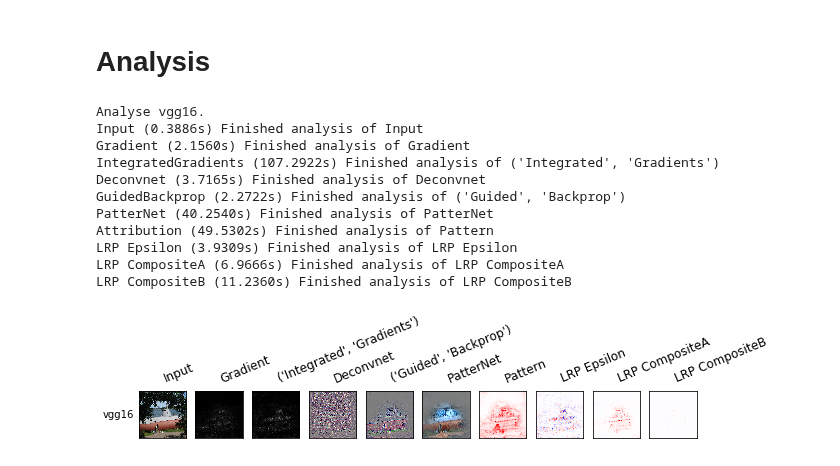
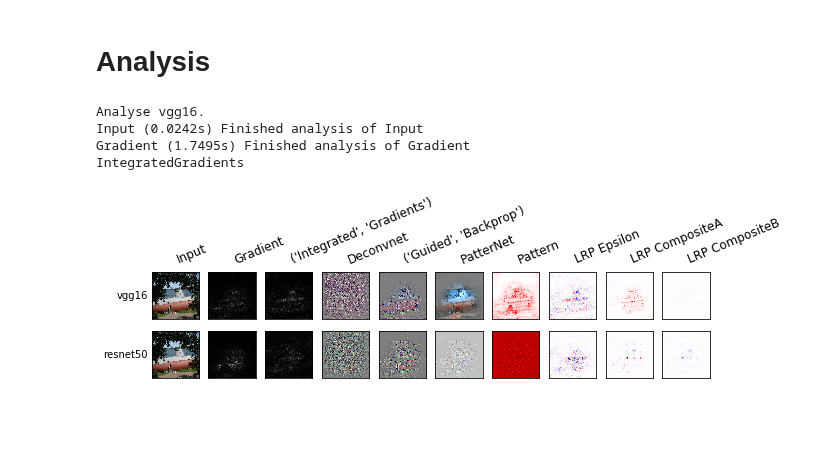
Before and after one commit to albermax/innvestigate, a Jupyter notebook: examples/notebooks/imagenet_analyze_different_methods.ipynb, the cells around one changed output. Saved outputs shown, nothing was run; the diff lists cells and outputs as text; code cells hidden in the pictures; blank space fills up the shorter version.

Commit message:
Handle not available analyzers & different input sizes

```diff
--- a/examples/notebooks/imagenet_analyze_different_methods.ipynb
+++ b/examples/notebooks/imagenet_analyze_different_methods.ipynb
@@ -47,16 +49,16 @@ label_to_class_name = label_to_class_name[image_n]
 A full list of available models is available at `/innvestigate/applications/imagenet.py`.
 # %%
 # Choose a list of models
-netnames = ['vgg16']
+netnames = ["vgg16",
+            "resnet50"]
 
 n_nets = len(netnames)
 # %% [markdown]
 # Analysis
 # %%
-n_analyses = 10             #TODO: undo hardcoding
 pattern_type = "relu"
 channels_first = keras.backend.image_data_format == "channels_first"
-analysis = np.zeros([n_nets, n_analyses, 224, 224, 3])
+analysis_all = []
 
 for i, netname in enumerate(netnames):
     print("Analyse {}.".format(netname))
@@ -90,7 +92,7 @@ for i, netname in enumerate(netnames):
         ("pattern.net",           {"patterns": patterns},        imgnetutils.bk_proj, "PatterNet"),
 
         # Interaction
-        ("pattern.attribution",   {"patterns": patterns},        imgnetutils.heatmap, "Pattern", "Attribution"),
+        ("pattern.attribution",   {"patterns": patterns},        imgnetutils.heatmap, ("Pattern", "Attribution"),),
         ("lrp.epsilon",           {},                            imgnetutils.heatmap, "LRP Epsilon"),
         ("lrp.composite_a",       {},                            imgnetutils.heatmap, "LRP CompositeA"),
         ("lrp.composite_b",       {},                            imgnetutils.heatmap, "LRP CompositeB")
@@ -99,11 +101,16 @@ for i, netname in enumerate(netnames):
     # Create analyzers.
     analyzers = []
     for method in methods:
-        analyzers.append(innvestigate.create_analyzer(method[0],
+        try:
+            analyzer = innvestigate.create_analyzer(method[0],
                                                       model,
-                                                      **method[1]))
+                                                      **method[1])
+        except innvestigate.NotAnalyzeableModelException:
+            analyzer = None
+        analyzers.append(analyzer)
 
     # Create analysis.
+    analysis = np.zeros([len(analyzers)] + net["image_shape"] + [3])
 
     image,y = images
     image = image[None, :, :, :]
@@ -120,7 +127,10 @@ for i, netname in enumerate(netnames):
 
         is_input_analyzer = methods[aidx][0] == "input"
         # Analyze.
-        a = analyzer.analyze(image if is_input_analyzer else x)
+        if analyzer != None:
+            a = analyzer.analyze(image if is_input_analyzer else x)
+        else:
+            print("Analyzer not available for this model.")
 
         t_elapsed = time.time() - t_start
         print('({:.4f}s) '.format(t_elapsed), end='', flush=True)
@@ -133,56 +143,52 @@ for i, netname in enumerate(netnames):
         if not is_input_analyzer:
             a = imgnetutils.postprocess(a, color_conversion, channels_first)
         a = methods[aidx][2](a)
-        analysis[i, aidx] = a[0]
+        analysis[aidx] = a[0]
 
-        print('Finished analysis of {}'.format(''.join(methods[aidx][-1])))
+        if analyzer != None:
+            print('Finished analysis of {}'.format(''.join(methods[aidx][-1])))
 
     # Clear session.
     keras.backend.clear_session()
+
+    analysis_all.append(analysis)
 # %% [output]
 Analyse vgg16.
-Input (0.3886s) Finished analysis of Input
-Gradient (2.1560s) Finished analysis of Gradient
-IntegratedGradients (107.2922s) Finished analysis of ('Integrated', 'Gradients')
-Deconvnet (3.7165s) Finished analysis of Deconvnet
-GuidedBackprop (2.2722s) Finished analysis of ('Guided', 'Backprop')
-PatterNet (40.2540s) Finished analysis of PatterNet
-Attribution (49.5302s) Finished analysis of Pattern
-LRP Epsilon (3.9309s) Finished analysis of LRP Epsilon
-LRP CompositeA (6.9666s) Finished analysis of LRP CompositeA
-LRP CompositeB (11.2360s) Finished analysis of LRP CompositeB
+Input (0.0242s) Finished analysis of Input
+Gradient (1.7495s) Finished analysis of Gradient
+IntegratedGradients
 # %%
 # Plot the analysis.
-grid = [[analysis[i, j] for j in range(analysis.shape[1])]
+grid = [[analysis_all[i][j] for j in range(len(methods))]
         for i in range(n_nets)]
 row_labels = netnames
 col_labels = [method[3] for method in methods]
 
 n_rows = len(grid)
 n_cols = len(grid[0])
 shape_per_image = grid[0][0].shape[:2]
 n_padding = shape_per_image[0]//5
 shape_per_image_padded = [s + 2 * n_padding for s in shape_per_image]
 fontsize = 10
 
 plt.figure(figsize = (n_cols, n_rows))
 for r in range(n_rows):
     for c in range(n_cols):
         ax = plt.subplot2grid(shape=[n_rows, n_cols], loc=[r,c])
         ax.imshow(grid[r][c], interpolation='none')
         ax.set_xticks([])
         ax.set_yticks([])
 
         if not r: #method names
             ax.set_title(col_labels[c],
                          rotation=22.5,
                          horizontalalignment='left',
                          verticalalignment='bottom')
         if not c: #network names
             ax.set_ylabel(row_labels[r],
                           rotation=0,
                           verticalalignment='center',
                           horizontalalignment='right')
 plt.show()
 # %% [output]
-[figure, old version]
+[figure, new version]
```
Also changed, not shown: parts of 3 cells of this notebook.
